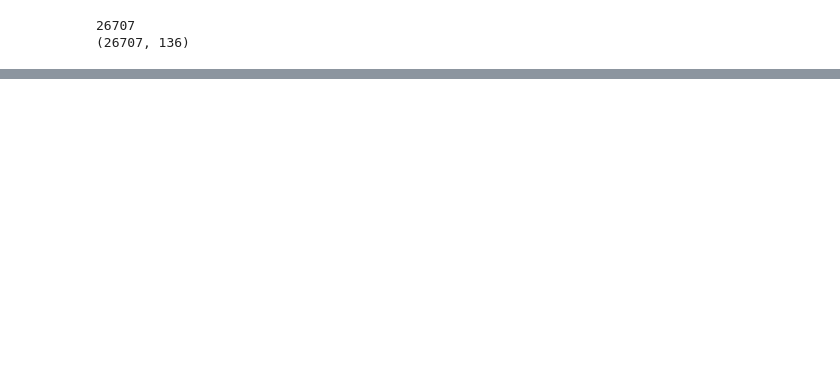
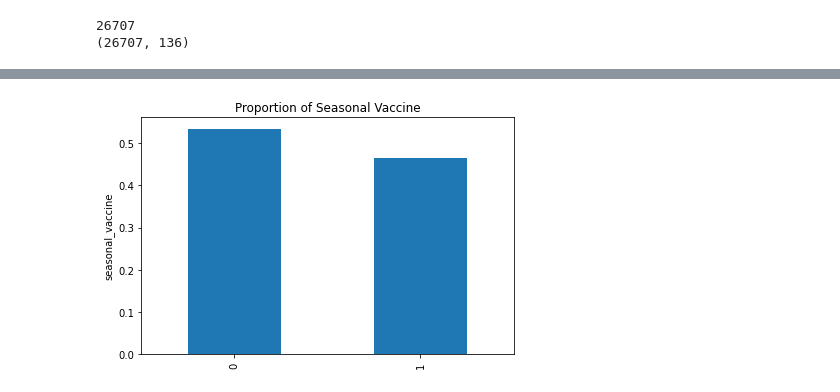
Before and after one commit to kjspring/dsc-phase-3-project-v2-3, a Jupyter notebook: Untitled.ipynb, the cells around one changed output, grey strips where cells are left out. Saved outputs shown, nothing was run; the diff lists cells and outputs as text; code cells hidden in the pictures; blank space fills up the shorter version.

Commit message:
Graph making
made plots showing the proportion of each variable with vaccine status

```diff
--- a/Untitled.ipynb
+++ b/Untitled.ipynb
@@ -629,4 +612,19 @@ Roughy half of people received the seasonal flu vaccine.
 In terms of class balance,
 we say that the seasonal flu vaccine target has balanced classes.
 '''
+# %%
+fig, ax = plt.subplots(1, 1, sharex=True)
+
+n_obs = data.shape[0]
+
+(data['seasonal_vaccine']
+    .value_counts()
+    .div(n_obs)
+    .plot.bar(title="Proportion of Seasonal Vaccine", ax=ax)
+)
+ax.set_ylabel("seasonal_vaccine")
+
+fig.tight_layout()
+# %% [output]
+[figure, added]
 # %%
```
Also changed, not shown: parts of 30 cells of this notebook.
